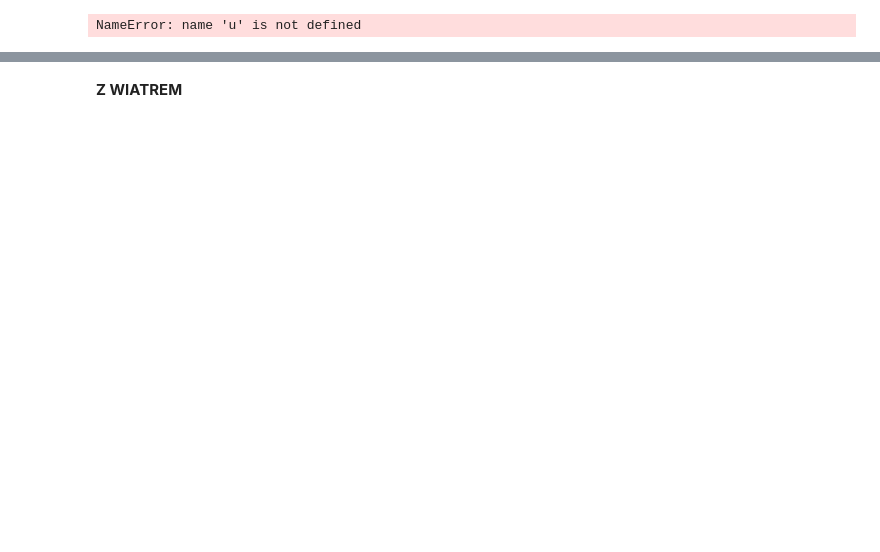
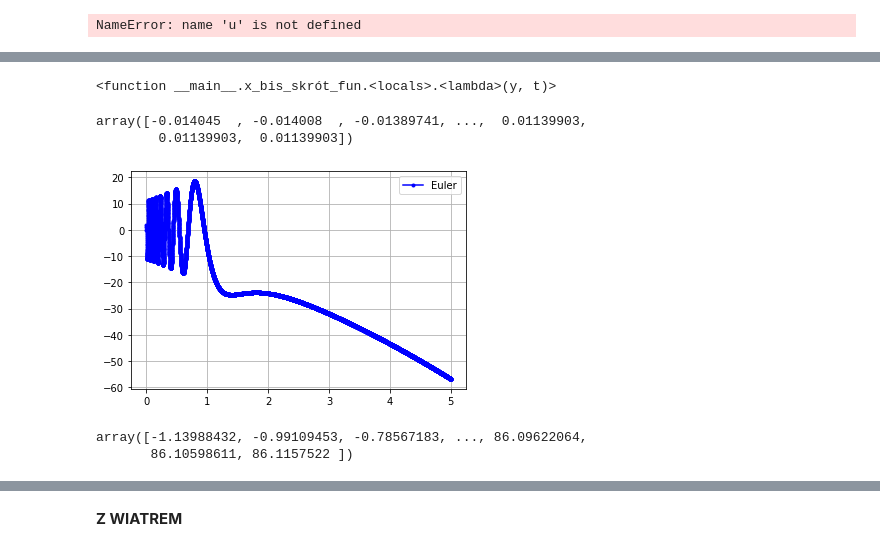
Before and after one commit to maggszy/rownania_rozniczkowe, a Jupyter notebook: rownaniarozniczkowe-wer.ipynb, the cells around one changed output, grey strips where cells are left out. Saved outputs shown, nothing was run; the diff lists cells and outputs as text; code cells hidden in the pictures; blank space fills up the shorter version.

```diff
--- a/rownaniarozniczkowe-wer.ipynb
+++ b/rownaniarozniczkowe-wer.ipynb
@@ -5,10 +5,11 @@ import matplotlib.pyplot as plt
 # %% [markdown]
 (6)
 # %%
-def x_prime(v,b): #pochodna x
-    dxdb= v*np.cos(b)
+def x_prime(v0,b): #pochodna x
+    dxdb= v0*np.cos(b)
     return dxdb
 
-def y_prime(v,b): #pierwsza pochodna y
-    dydb= v*np.sin(b)
+def y_prime(v0,b): #pierwsza pochodna y
+    t=np.linspace(0,5,10000)
+    dydb= v0*np.sin(b)-g*t
     return dydb
@@ -345,0 +385,44 @@ def x_bis_moje_3(time,amount,v,b,u0,k1,k2,omega0,tał): #czas, ile próbek czasu
+# %%
+x_bis_skrót_fun(v,b,k1,k2,omega0,t,tał)
+# %% [output]
+<function __main__.x_bis_skrót_fun.<locals>.<lambda>(y, t)>
+# %%
+def x_bis_skrót(v,b,k1,k2,omega0,t,tał): #2pochodna x
+    f=y_prime(v,b)
+    #k=k1+[(k2-k1)/(np.cos(omega0))]*(-1)*(f/ v)
+    k=k1+(k2-k1)/(np.cos(omega0))*(-1)*(f/ v)
+    w=k*v**2
+    omega=omega0*(1-np.exp(-t/tał))
+
+    t = np.linspace(0,10,1000)
+    dx=x_prime(v,b)
+
+    #ddx=-(1/m)*k*(v*dx*np.cos(omega)+v*f*np.sin(omega))
+    #rozwiązanie
+    #m*r**2+k*(v*r*np.cos(omega))+k*v*f*np.sin(omega)=0
+
+    ddx=-(1/m)*k*(v*dx*np.cos(omega)+v*f*np.sin(omega))
+    return ddx
+# %%
+x_bis_skrót(v,b,k1,k2,omega0,t,tał)
+# %% [output]
+array([-0.014045  , -0.014008  , -0.01389741, ...,  0.01139903,
+        0.01139903,  0.01139903])
+# %%
+ t = np.linspace(0,5,10000)
+y0 = 0
+v=26.5
+b=30
+v0=2.8
+
+#f = lambda y,t: y
+y = x_bis_skrót(v,b,k1,k2,omega0,t,tał)
+#y_true = np.exp(t) #nieistotne jakby co
+plt.plot(t,y,'b.-')#,t,y_true,'r-')
+plt.legend(['Euler','True'])
+#plt.axis([0,2,0,9])
+plt.grid(True)
+#plt.title("Solution of $y'=y , y(0)=0$")
+plt.show()
+# %% [output]
+[figure, added]
@@ -345,0 +447,5 @@ def x_bis_moje_3(time,amount,v,b,u0,k1,k2,omega0,tał): #czas, ile próbek czasu
+# %%
+y_bis_skrót(v,b,k1,k2,omega0,t,tał)
+# %% [output]
+array([-1.13988432, -0.99109453, -0.78567183, ..., 86.09622064,
+       86.10598611, 86.1157522 ])
```
Also changed, not shown: parts of 20 cells of this notebook, 1 other file.
